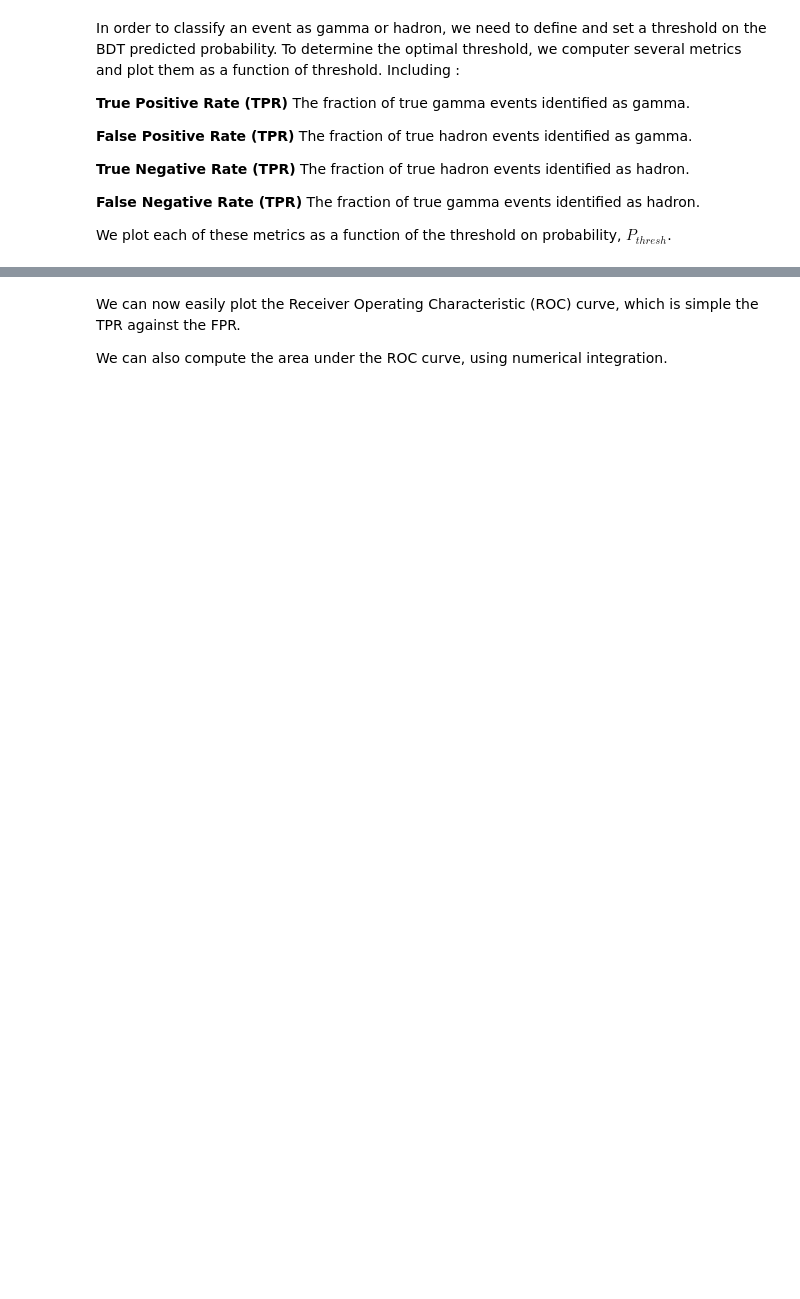
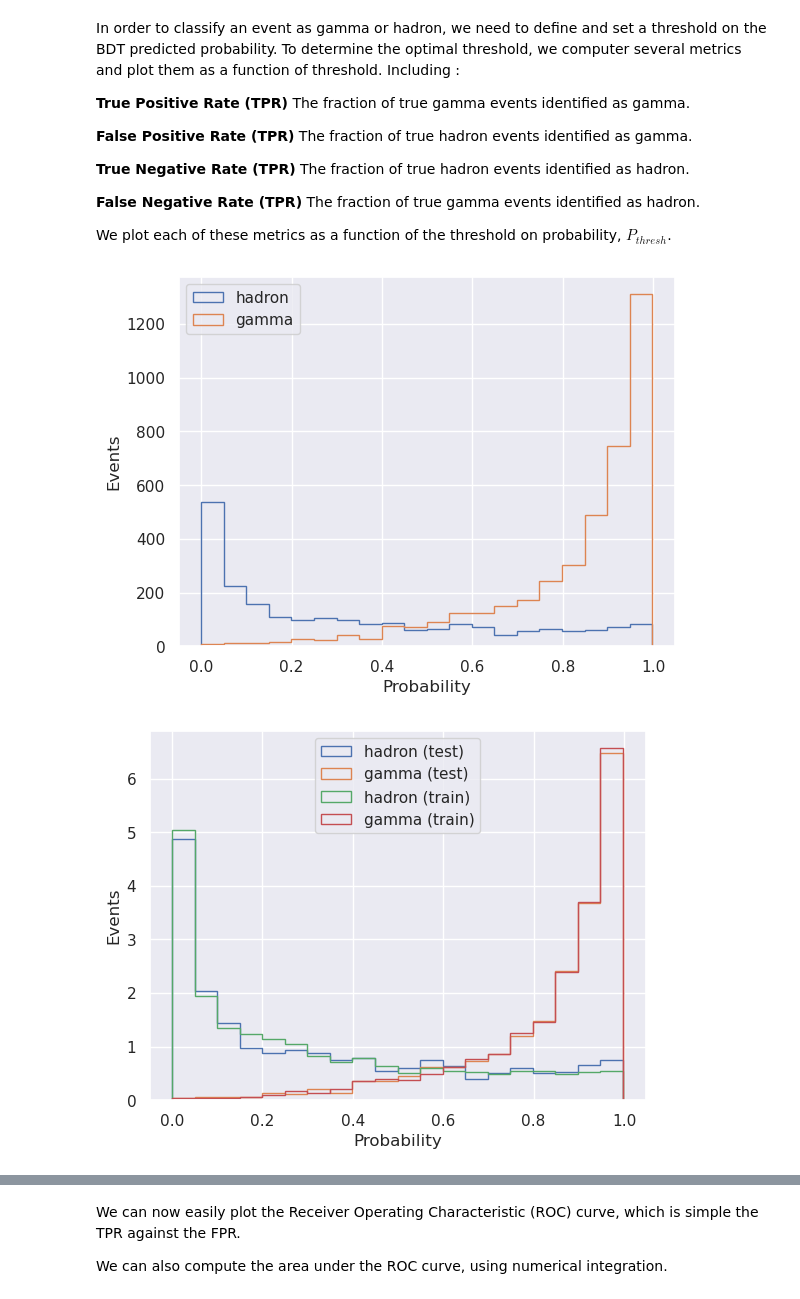
Before and after one commit to bristol-dune/atmospherics-tools, a Jupyter notebook: BDT/Week8-Example-BDT.ipynb, the cells around one changed output, grey strips where cells are left out. Cells and saved outputs as stored; diff of their text form; code cells hidden in the pictures; blank space fills up the shorter version.

```diff
--- a/BDT/Week8-Example-BDT.ipynb
+++ b/BDT/Week8-Example-BDT.ipynb
@@ -181,6 +184,37 @@ __False Negative Rate (TPR)__
 The fraction of true gamma events identified as hadron.
 
 We plot each of these metrics as a function of the threshold on probability, $P_{thresh}$.
+# %%
+# convert log-odds to probability
+prob_test_h_2 = 1/(1+np.exp(scores_test_2[y_test==h_index]))
+prob_test_g_2 = 1/(1+np.exp(scores_test_2[y_test==g_index]))
+prob_train_h_2 = 1/(1+np.exp(scores_train_2[y_train==h_index]))
+prob_train_g_2 = 1/(1+np.exp(scores_train_2[y_train==g_index]))
+
+# plot probability distribution for test sample
+n, bins, patches = plt.hist(prob_test_h_2, label='hadron', histtype='step', bins=20)
+plt.hist(prob_test_g_2, label='gamma', histtype='step', bins=bins)
+plt.legend()
+#plt.yscale('log')
+plt.xlabel('Probability')
+plt.ylabel('Events')
+plt.savefig('magic-bdt-prob-test.pdf')
+plt.show()
+
+# plot probability distribution for both test and train samples
+n, bins, patches = plt.hist(prob_test_h_2, label='hadron (test)', histtype='step', bins=20, density=True)
+plt.hist(prob_test_g_2, label='gamma (test)', histtype='step', bins=bins, density=True)
+plt.hist(prob_train_h_2, label='hadron (train)', histtype='step', bins=bins, density=True)
+plt.hist(prob_train_g_2, label='gamma (train)', histtype='step', bins=bins, density=True)
+plt.legend()
+#plt.yscale('log')
+plt.xlabel('Probability')
+plt.ylabel('Events')
+plt.savefig('magic-bdt-prob.pdf')
+plt.show()
+# %% [output]
+[figure, added]
+[figure, added]
 # %%
 # get arrays of scores for true hadron and gamma classes
 score_thresh = np.linspace(0, 1, 200)
```
Also changed, not shown: parts of 13 cells of this notebook, 30 other files.
